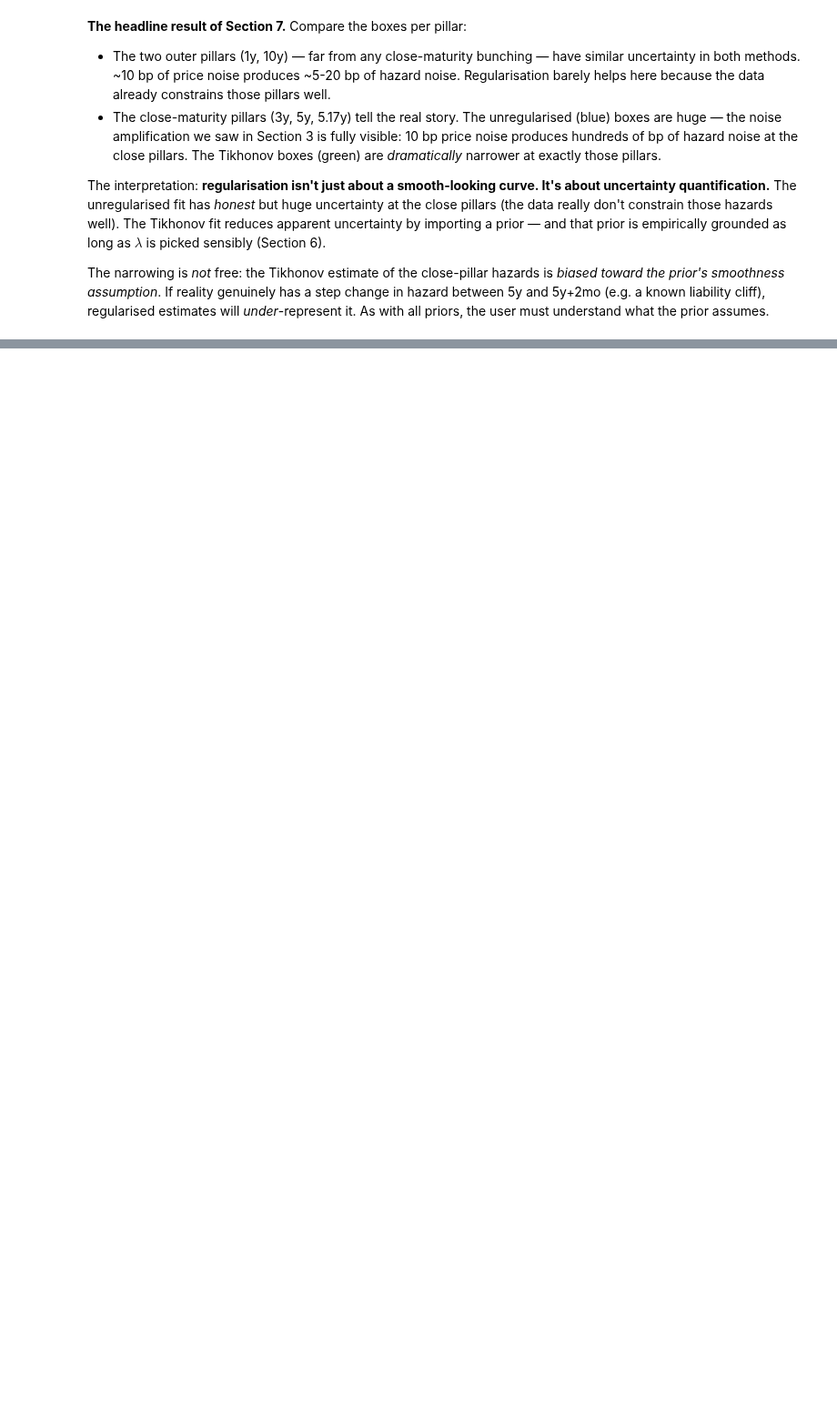
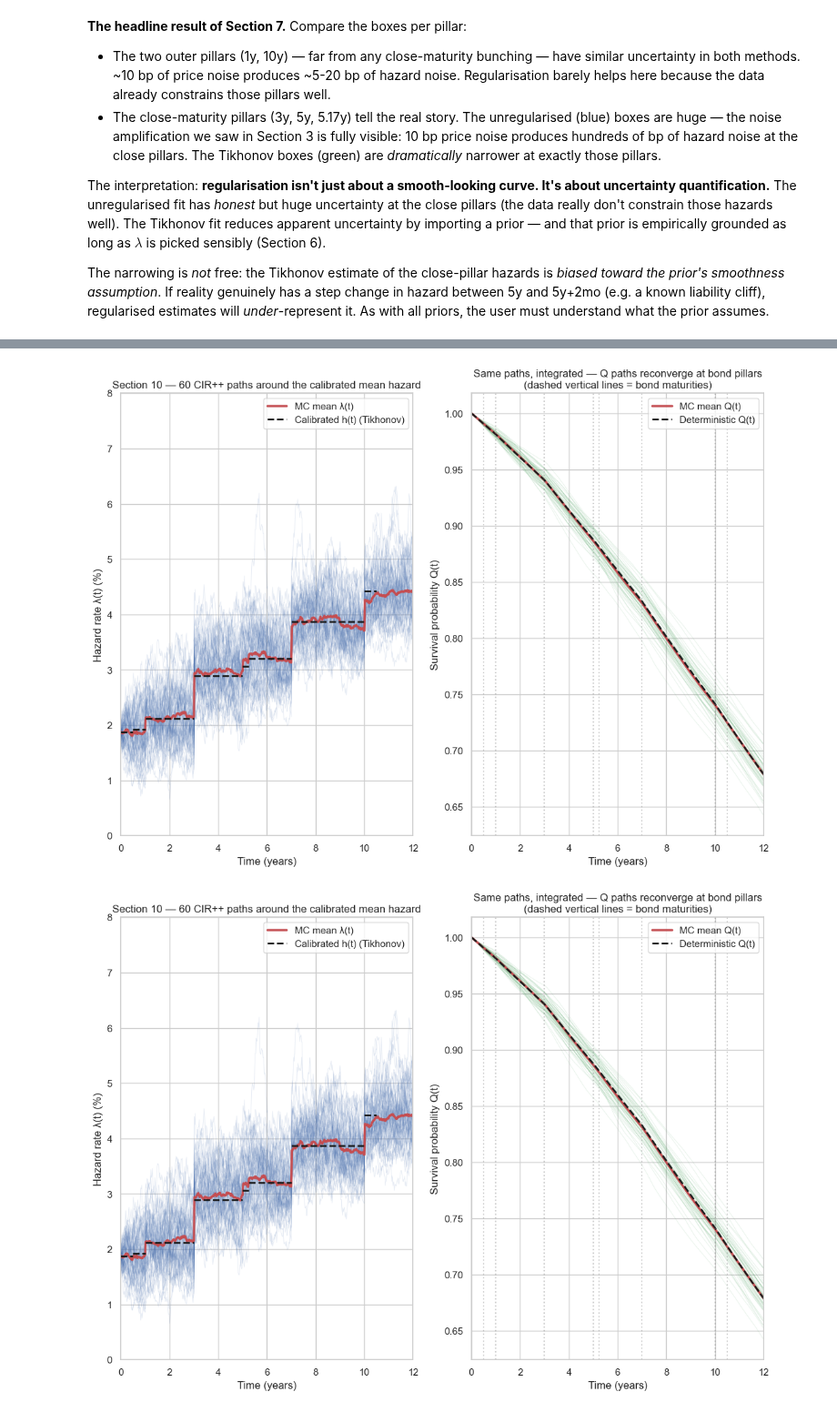
Before and after one commit to bdcbqa314159/pricebook, a Jupyter notebook: python/notebooks/credit/hazard_from_bonds_when_maturities_are_close.ipynb, the cells around one changed output, grey strips where cells are left out. Shown at 91% size. Cells and saved outputs as stored; diff of their text form; code cells hidden in the pictures; blank space fills up the shorter version.

```diff
--- a/python/notebooks/credit/hazard_from_bonds_when_maturities_are_close.ipynb
+++ b/python/notebooks/credit/hazard_from_bonds_when_maturities_are_close.ipynb
@@ -1050,0 +1416,42 @@ all priors, the user must understand what the prior assumes.
+# %%
+# Plot λ paths (top) and Q paths (bottom), with deterministic overlays
+fig, axes = create_figure(n_panels=2, figsize=(13, 9))
+ax1, ax2 = axes[0], axes[1]
+
+# λ paths
+for i in range(N_PATHS):
+    ax1.plot(ts, lambda_paths[i, :] * 100, color="C0", alpha=0.15, lw=0.6)
+ax1.plot(ts, np.mean(lambda_paths, axis=0) * 100, "C3-", lw=2.5, label="MC mean λ(t)")
+
+# Deterministic piecewise hazard
+fitted_ts = [0.0] + list(pillar_t_years)
+fitted_hs = list(hazards) + [hazards[-1]]
+for i in range(len(hazards)):
+    ax1.plot([fitted_ts[i], fitted_ts[i+1]], [fitted_hs[i]*100, fitted_hs[i]*100],
+             "k--", lw=2, label="Calibrated h(t) (Tikhonov)" if i == 0 else None)
+
+ax1.set_xlabel("Time (years)")
+ax1.set_ylabel("Hazard rate λ(t) (%)")
+ax1.set_title(f"Section 10 — {N_PATHS} CIR++ paths around the calibrated mean hazard")
+ax1.set_xlim(0, T_max)
+ax1.set_ylim(0, 8)
+ax1.legend()
+
+# Q paths
+for i in range(N_PATHS):
+    ax2.plot(ts, Q_paths[i, :], color="C2", alpha=0.15, lw=0.6)
+ax2.plot(ts, Q_paths.mean(axis=0), "C3-", lw=2.5, label="MC mean Q(t)")
+ax2.plot(ts, Q_deterministic, "k--", lw=2, label="Deterministic Q(t)")
+# Mark the bond maturities
+for b, (y, _) in zip(realistic_noisy, realistic_specs):
+    ax2.axvline(y, color="grey", ls=":", alpha=0.4)
+ax2.set_xlabel("Time (years)")
+ax2.set_ylabel("Survival probability Q(t)")
+ax2.set_title("Same paths, integrated — Q paths reconverge at bond pillars\n"
+              "(dashed vertical lines = bond maturities)")
+ax2.set_xlim(0, T_max)
+ax2.legend()
+fig
+# %% [output]
+[figure, added]
+[figure, added]
```
Also changed, not shown: parts of 13 cells of this notebook, 2 other files.
